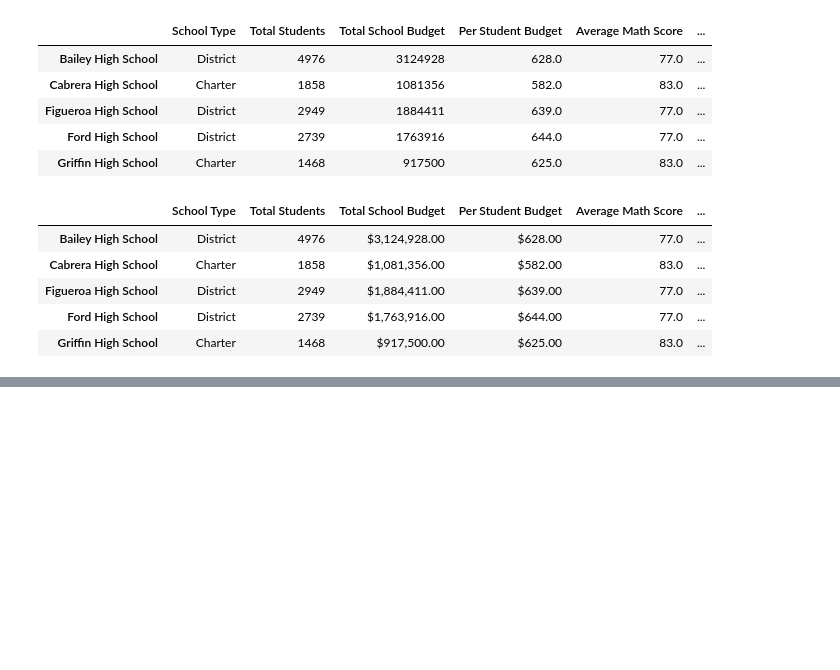
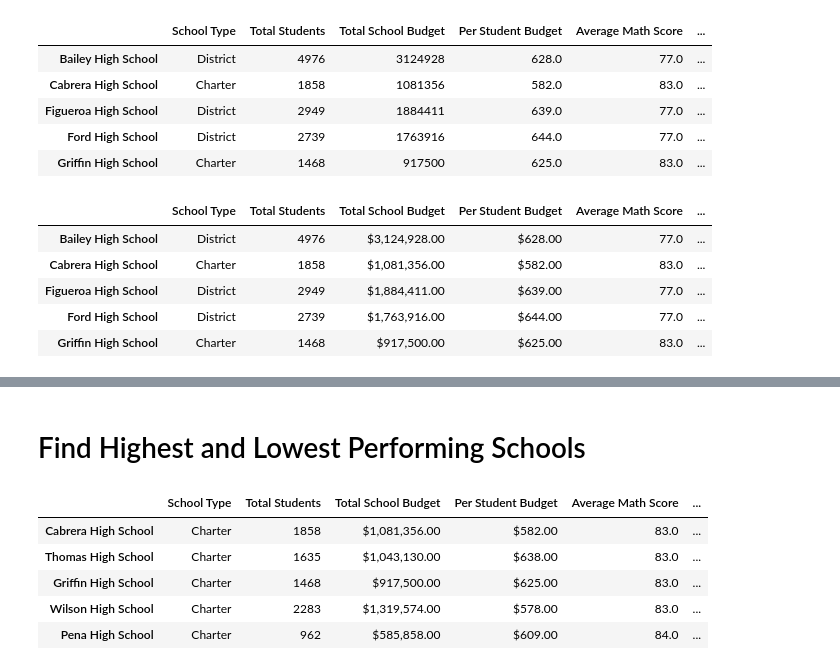
Before and after one commit to Michaelfr22/School_District_Analysis, a Jupyter notebook: PyCitySchools.ipynb, the cells around one changed output, grey strips where cells are left out. Saved outputs shown, nothing was run; the diff lists cells and outputs as text; code cells hidden in the pictures; blank space fills up the shorter version.

Commit message:
High-Low Performing Schools
Includes top 5 and bottom 5 schools regarding math + reading scores

```diff
--- a/PyCitySchools.ipynb
+++ b/PyCitySchools.ipynb
@@ -619,9 +619,9 @@ Wright High School       1680
 Name: student_name, dtype: int64
 # %%
 # Calculate the percentage of passing math and reading scores per school.
-per_school_passing_math = per_school_passing_math / per_school_counts * 100
+per_school_passing_math = round(per_school_passing_math / per_school_counts * 100)
 
-per_school_passing_reading = per_school_passing_reading / per_school_counts * 100
+per_school_passing_reading = round(per_school_passing_reading / per_school_counts * 100)
 # %%
 # Calculate the students who passed both math and reading.
 per_passing_math_reading = school_data_complete_df[(school_data_complete_df["math_score"] >= 70) & (school_data_complete_df["reading_score"] >= 70)]
@@ -697,3 +697,11 @@ per_school_summary_df.head()
 | Figueroa High School | District | 2949 | $1,884,411.00 | $639.00 | 77.0 | ... |
 | Ford High School | District | 2739 | $1,763,916.00 | $644.00 | 77.0 | ... |
 | Griffin High School | Charter | 1468 | $917,500.00 | $625.00 | 83.0 | ... |
+# %%
+# Reorder the columns in the order you want them to appear.
+new_column_order = ["School Type", "Total Students", "Total School Budget", "Per Student Budget", "Average Math Score", "Average Reading Score", "% Passing Math", "% Passing Reading", "% Overall Passing"]
+
+# Assign district summary df the new column order.
+per_school_summary_df = per_school_summary_df[new_column_order]
+
+per_school_summary_df.head()
@@ -699,0 +715,14 @@ per_school_summary_df.head()
+# %% [markdown]
+# Find Highest and Lowest Performing Schools
+# %%
+# Sort and show top five schools.
+top_schools = per_school_summary_df.sort_values(["% Overall Passing"], ascending=False)
+
+top_schools.head()
+# %% [output]
+|  | School Type | Total Students | Total School Budget | Per Student Budget | Average Math Score | ... |
+| Cabrera High School | Charter | 1858 | $1,081,356.00 | $582.00 | 83.0 | ... |
+| Thomas High School | Charter | 1635 | $1,043,130.00 | $638.00 | 83.0 | ... |
+| Griffin High School | Charter | 1468 | $917,500.00 | $625.00 | 83.0 | ... |
+| Wilson High School | Charter | 2283 | $1,319,574.00 | $578.00 | 83.0 | ... |
+| Pena High School | Charter | 962 | $585,858.00 | $609.00 | 84.0 | ... |
```
Also changed, not shown: parts of 2 cells of this notebook.
